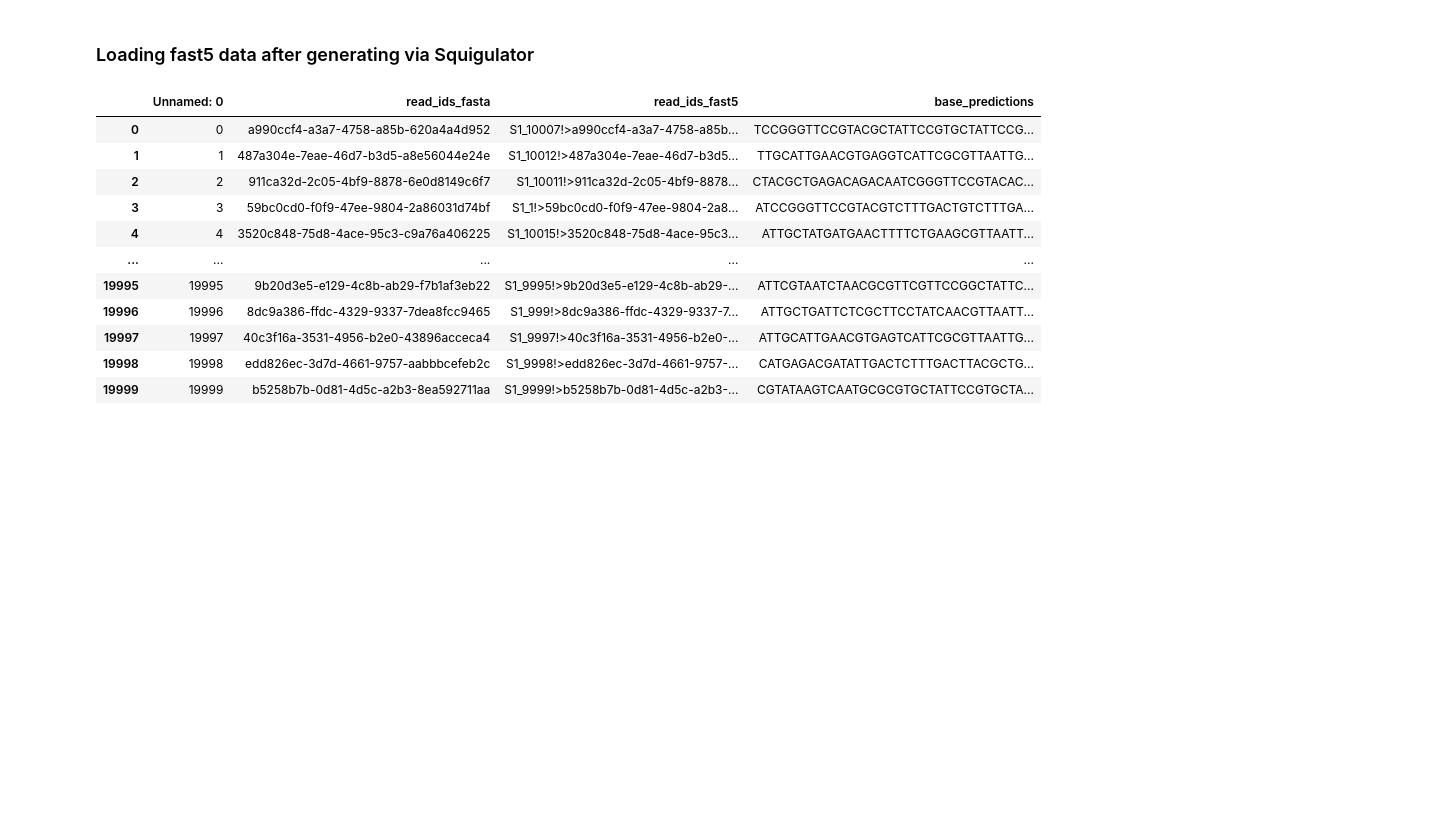
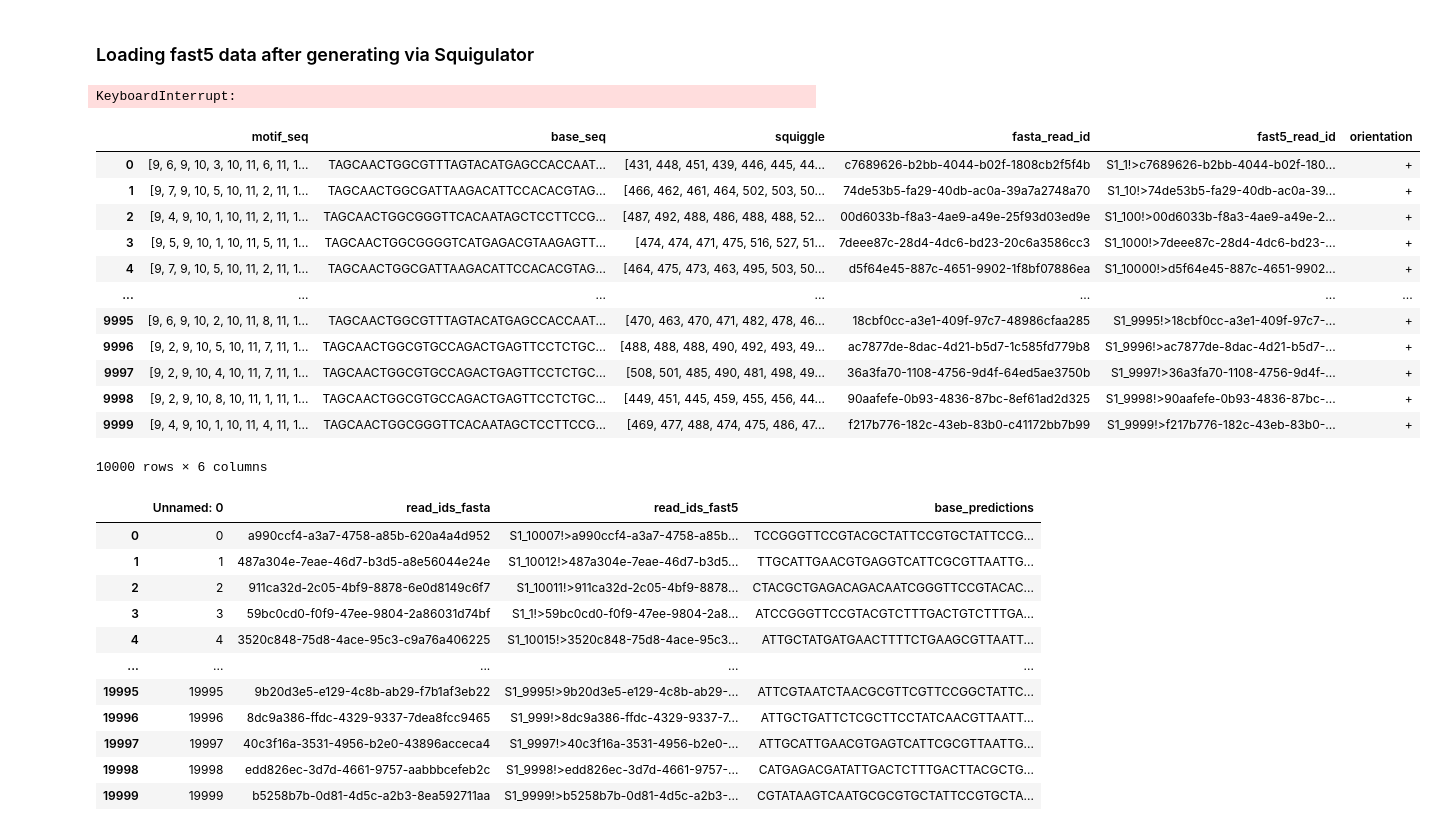
Before and after one commit to Parvfect/MotifCaller, a Jupyter notebook: synthetic_dataset_creation.ipynb, the cells around one changed output. Saved outputs shown, nothing was run; the diff lists cells and outputs as text; code cells hidden in the pictures; blank space fills up the shorter version.

```diff
--- a/synthetic_dataset_creation.ipynb
+++ b/synthetic_dataset_creation.ipynb
@@ -114,7 +118,5 @@ reads_base_level, reads_motif_level, motif_labels = get_cycle_fasta(n_reads=2000
 # %%
-reads_base_level, motif_label_arr = get_random_fasta(n_reads=100000, read_length=300, motif_choices=motif_choices)
+#reads_base_level, motif_label_arr = get_random_fasta(n_reads=100000, read_length=300, motif_choices=motif_choices)
-# %%
-ids = [str(uuid.uuid4()) for i in range(100000)]
 # %%
 experiment_dict = {
     "motif_choices": motif_choices,
@@ -162,11 +166,11 @@ def add_remainder_motif(ptr: int) -> int:
 
     # Adding the motif if majority of it is present
     # Hardcoded, spacer is 10 and payload is 20 S - P - S
-    if ptr < 21 and ptr > 5:
+    if ptr < 13 and ptr > 5:
         return 1
-    elif ptr < 36  and ptr >= 21:
+    elif ptr < 38  and ptr >= 21:
         return 2
-    elif ptr < 40 and ptr >= 36:
+    elif ptr < 51 and ptr >= 38:
         return 3
     return 0
 
@@ -309,11 +313,31 @@ def create_synthetic_dataset(
     df['orientation'] = strand_orientations
 
     return df
+# %%
+motif_labels
+# %% [output]
+KeyboardInterrupt:
 # %%
 df = create_synthetic_dataset(
     fast5_read_ids=fast5_read_ids, fasta_read_ids=ids, fast5_raw_data=fast5_raw_data,
-    reads_base_level=reads_base_level, motif_labels=motif_label_arr, motif_picks=motif_choices
+    reads_base_level=reads_base_level, motif_labels=reads_motif_level, motif_picks=motif_choices
 )
+# %%
+df
+# %% [output]
+|  | motif_seq | base_seq | squiggle | fasta_read_id | fast5_read_id | orientation |
+| 0 | [9, 6, 9, 10, 3, 10, 11, 6, 11, 1... | TAGCAACTGGCGTTTAGTACATGAGCCACCAAT... | [431, 448, 451, 439, 446, 445, 44... | c7689626-b2bb-4044-b02f-1808cb2f5f4b | S1_1!>c7689626-b2bb-4044-b02f-180... | + |
+| 1 | [9, 7, 9, 10, 5, 10, 11, 2, 11, 1... | TAGCAACTGGCGATTAAGACATTCCACACGTAG... | [466, 462, 461, 464, 502, 503, 50... | 74de53b5-fa29-40db-ac0a-39a7a2748a70 | S1_10!>74de53b5-fa29-40db-ac0a-39... | + |
+| 2 | [9, 4, 9, 10, 1, 10, 11, 2, 11, 1... | TAGCAACTGGCGGGTTCACAATAGCTCCTTCCG... | [487, 492, 488, 486, 488, 488, 52... | 00d6033b-f8a3-4ae9-a49e-25f93d03ed9e | S1_100!>00d6033b-f8a3-4ae9-a49e-2... | + |
+| 3 | [9, 5, 9, 10, 1, 10, 11, 5, 11, 1... | TAGCAACTGGCGGGGTCATGAGACGTAAGAGTT... | [474, 474, 471, 475, 516, 527, 51... | 7deee87c-28d4-4dc6-bd23-20c6a3586cc3 | S1_1000!>7deee87c-28d4-4dc6-bd23-... | + |
+| 4 | [9, 7, 9, 10, 5, 10, 11, 2, 11, 1... | TAGCAACTGGCGATTAAGACATTCCACACGTAG... | [464, 475, 473, 463, 495, 503, 50... | d5f64e45-887c-4651-9902-1f8bf07886ea | S1_10000!>d5f64e45-887c-4651-9902... | + |
+| ... | ... | ... | ... | ... | ... | ... |
+| 9995 | [9, 6, 9, 10, 2, 10, 11, 8, 11, 1... | TAGCAACTGGCGTTTAGTACATGAGCCACCAAT... | [470, 463, 470, 471, 482, 478, 46... | 18cbf0cc-a3e1-409f-97c7-48986cfaa285 | S1_9995!>18cbf0cc-a3e1-409f-97c7-... | + |
+| 9996 | [9, 2, 9, 10, 5, 10, 11, 7, 11, 1... | TAGCAACTGGCGTGCCAGACTGAGTTCCTCTGC... | [488, 488, 488, 490, 492, 493, 49... | ac7877de-8dac-4d21-b5d7-1c585fd779b8 | S1_9996!>ac7877de-8dac-4d21-b5d7-... | + |
+| 9997 | [9, 2, 9, 10, 4, 10, 11, 7, 11, 1... | TAGCAACTGGCGTGCCAGACTGAGTTCCTCTGC... | [508, 501, 485, 490, 481, 498, 49... | 36a3fa70-1108-4756-9d4f-64ed5ae3750b | S1_9997!>36a3fa70-1108-4756-9d4f-... | + |
+| 9998 | [9, 2, 9, 10, 8, 10, 11, 1, 11, 1... | TAGCAACTGGCGTGCCAGACTGAGTTCCTCTGC... | [449, 451, 445, 459, 455, 456, 44... | 90aafefe-0b93-4836-87bc-8ef61ad2d325 | S1_9998!>90aafefe-0b93-4836-87bc-... | + |
+| 9999 | [9, 4, 9, 10, 1, 10, 11, 4, 11, 1... | TAGCAACTGGCGGGTTCACAATAGCTCCTTCCG... | [469, 477, 488, 474, 475, 486, 47... | f217b776-182c-43eb-83b0-c41172bb7b99 | S1_9999!>f217b776-182c-43eb-83b0-... | + |
+10000 rows × 6 columns
 # %%
 df = df[df['orientation'].str.startswith('+')]
 # %%
```
Also changed, not shown: parts of 8 cells of this notebook, 9 other files.
